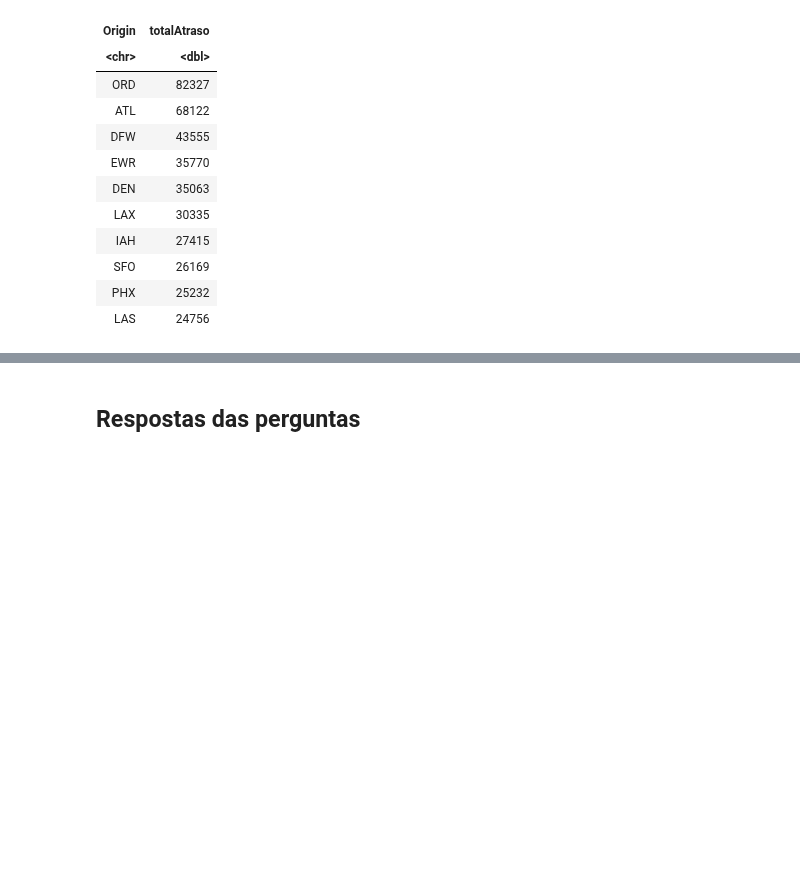
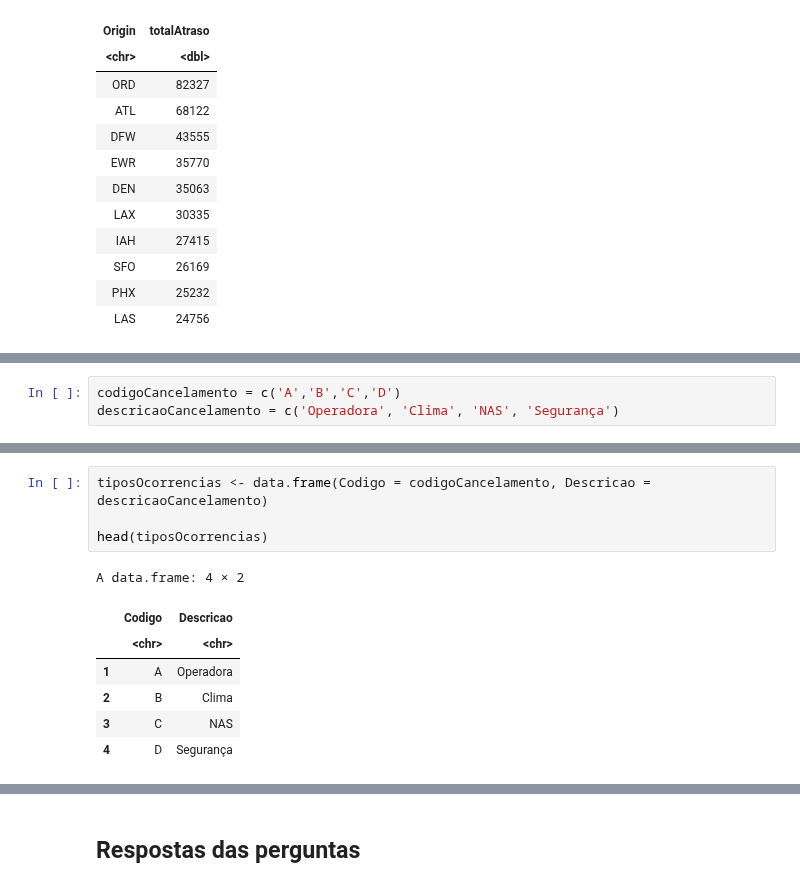
Before and after one commit to Rogerio-mack/Ling-de-Prog-para-Ciencia-de-Dados, a Jupyter notebook: Trilha 6.ipynb, the cells around one changed output, grey strips where cells are left out. Saved outputs shown, nothing was run; the diff lists cells and outputs as text; blank space fills up the shorter version.

```diff
--- a/Trilha 6.ipynb
+++ b/Trilha 6.ipynb
@@ -337,0 +364,3 @@ A grouped_df: 10 × 2
+# %%
+codigoCancelamento = c('A','B','C','D')
+descricaoCancelamento = c('Operadora', 'Clima', 'NAS', 'Segurança')
@@ -337,0 +379,12 @@ A grouped_df: 10 × 2
+# %%
+tiposOcorrencias <- data.frame(Codigo = codigoCancelamento, Descricao = descricaoCancelamento)
+
+head(tiposOcorrencias)
+# %% [output]
+A data.frame: 4 × 2
+|  | Codigo | Descricao |
+|  | <chr> | <chr> |
+| 1 | A | Operadora |
+| 2 | B | Clima |
+| 3 | C | NAS |
+| 4 | D | Segurança |
```
Also changed, not shown: parts of 8 cells of this notebook.
